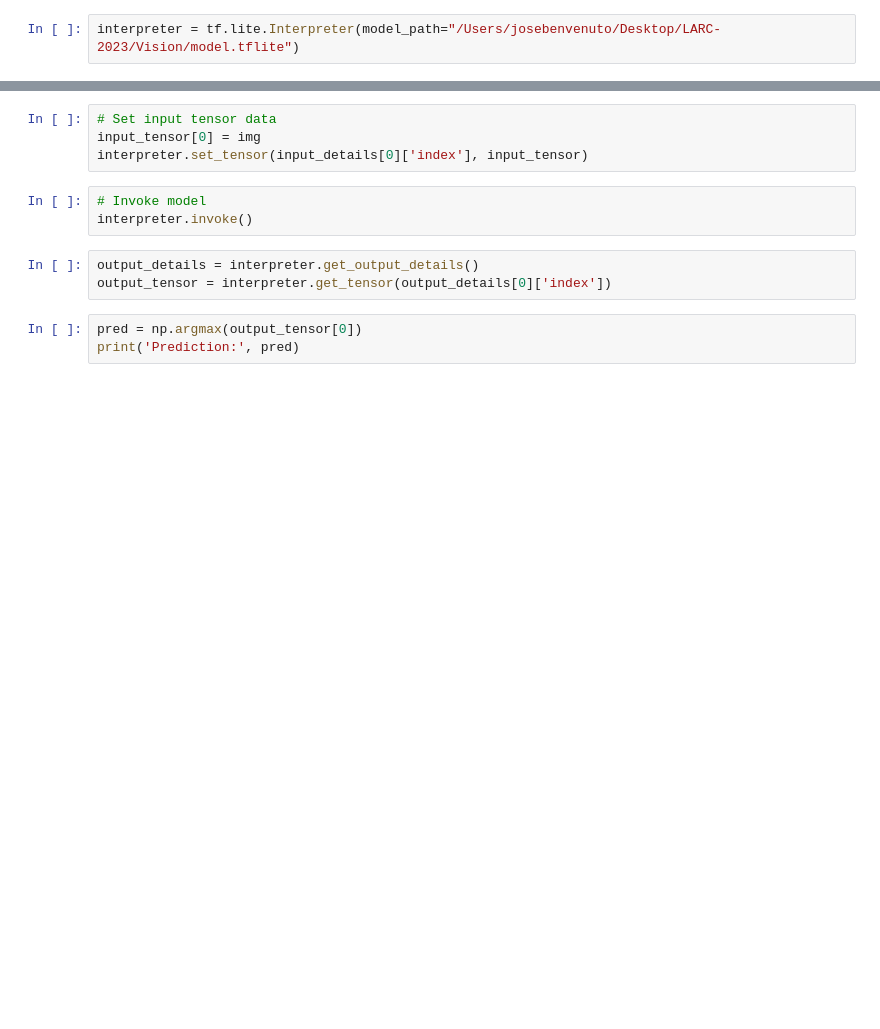
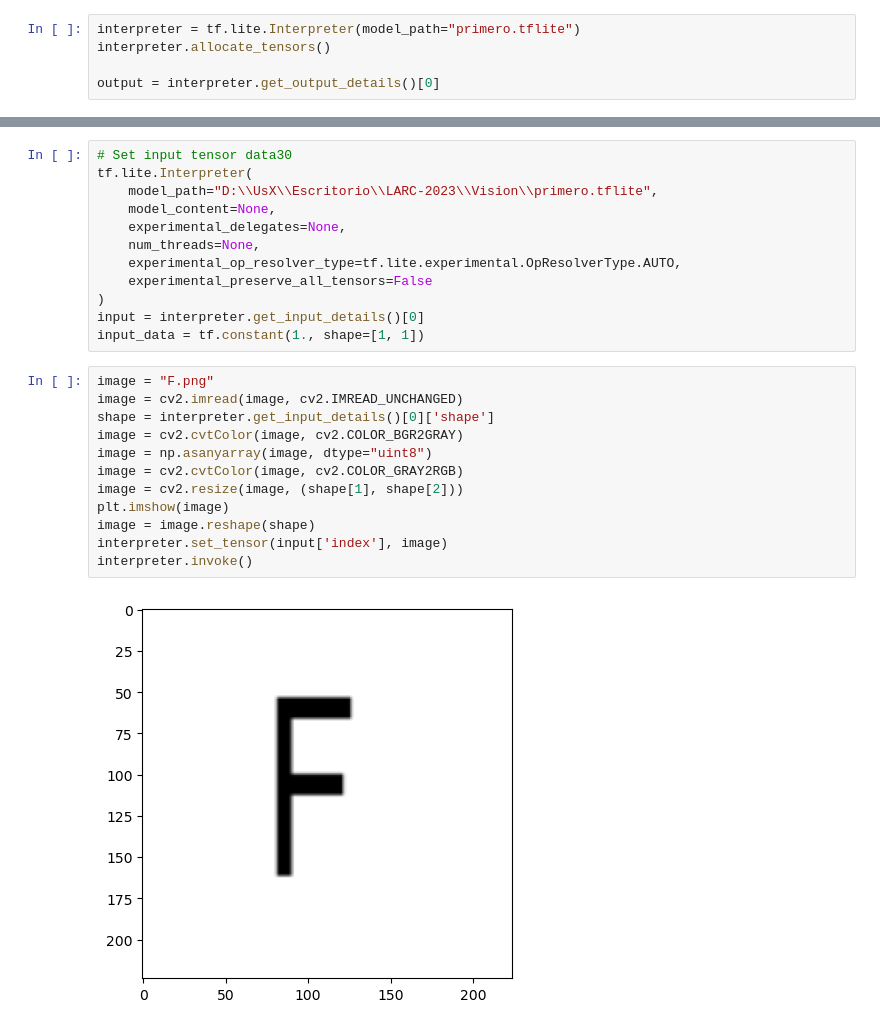
Before and after one commit to RoBorregos/LARC-2023, a Jupyter notebook: Vision/letras_tf.ipynb, the cells around one changed output, grey strips where cells are left out. Drawn from its saved outputs; the diff is of its cells as text; blank space fills up the shorter version.

```diff
--- a/Vision/letras_tf.ipynb
+++ b/Vision/letras_tf.ipynb
@@ -6,4 +5,7 @@ import torch
 from PIL import Image
 import cv2
 # %%
-interpreter = tf.lite.Interpreter(model_path="/Users/josebenvenuto/Desktop/LARC-2023/Vision/model.tflite")
+interpreter = tf.lite.Interpreter(model_path="primero.tflite")
+interpreter.allocate_tensors()
+
+output = interpreter.get_output_details()[0]
@@ -28,13 +12,26 @@ input_tensor = np.zeros(input_shape).astype('float32')
-# %%
-# Set input tensor data
-input_tensor[0] = img
-interpreter.set_tensor(input_details[0]['index'], input_tensor)
-# %%
-# Invoke model
-interpreter.invoke()
-# %%
-output_details = interpreter.get_output_details()
-output_tensor = interpreter.get_tensor(output_details[0]['index'])
-# %%
-pred = np.argmax(output_tensor[0])
-print('Prediction:', pred)
+# %%
+# Set input tensor data30
+tf.lite.Interpreter(
+    model_path="D:\\UsX\\Escritorio\\LARC-2023\\Vision\\primero.tflite",
+    model_content=None,
+    experimental_delegates=None,
+    num_threads=None,
+    experimental_op_resolver_type=tf.lite.experimental.OpResolverType.AUTO,
+    experimental_preserve_all_tensors=False
+)
+input = interpreter.get_input_details()[0]
+input_data = tf.constant(1., shape=[1, 1])
+# %%
+image = "F.png"
+image = cv2.imread(image, cv2.IMREAD_UNCHANGED)
+shape = interpreter.get_input_details()[0]['shape']
+image = cv2.cvtColor(image, cv2.COLOR_BGR2GRAY)
+image = np.asanyarray(image, dtype="uint8")
+image = cv2.cvtColor(image, cv2.COLOR_GRAY2RGB)
+image = cv2.resize(image, (shape[1], shape[2]))
+plt.imshow(image)
+image = image.reshape(shape)
+interpreter.set_tensor(input['index'], image)
+interpreter.invoke()
+# %% [output]
+[figure, added]
```
Also changed, not shown: parts of 6 cells of this notebook, 14 other files.
